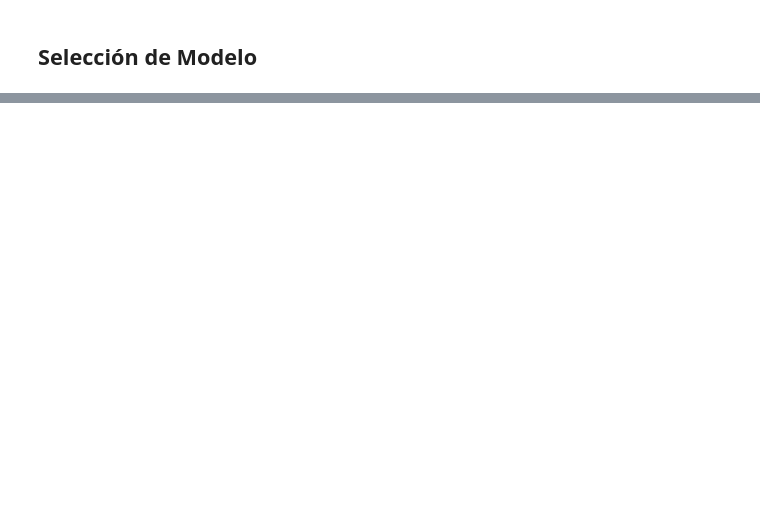
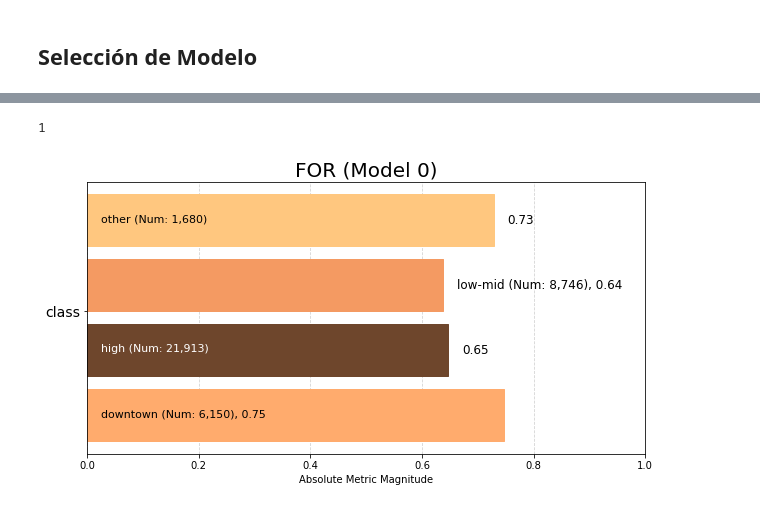
Before and after one commit to jlrzarcor/ITAM-dpa2021, a Jupyter notebook: notebooks/Pipeline.ipynb, the cells around one changed output, grey strips where cells are left out. Cells and saved outputs as stored; diff of their text form; code cells hidden in the pictures; blank space fills up the shorter version.

```diff
--- a/notebooks/Pipeline.ipynb
+++ b/notebooks/Pipeline.ipynb
@@ -440,0 +471,11 @@ df_fe.shape
+# %%
+df_aeq2 = pd.DataFrame()
+df_aeq2['real'] = y_test
+df_aeq2['prediccion'] = df_dummy.predic
+df_aeq2['zip'] = df_fe['level'].tail(len(df_dummy.predic))
+# %%
+df_aeq2 = df_aeq2.reset_index(drop=True)
+df_aeq2.columns = ['label_value','score','level']
+# %%
+g2 = Group()
+xtab2, attrbs2 = g2.get_crosstabs(df_aeq2)
@@ -440,0 +501,11 @@ df_fe.shape
+# %%
+con = pd.concat([metrics2,metrics2]).reset_index(drop = True)
+con.attribute_name.nunique()
+# %% [output]
+1
+# %%
+aeq2 = Plot()
+# %%
+for_2 = aeq2.plot_group_metric(xtab2, 'for')
+# %% [output]
+[figure, added]
```
Also changed, not shown: parts of 53 cells of this notebook, 5 other files.
